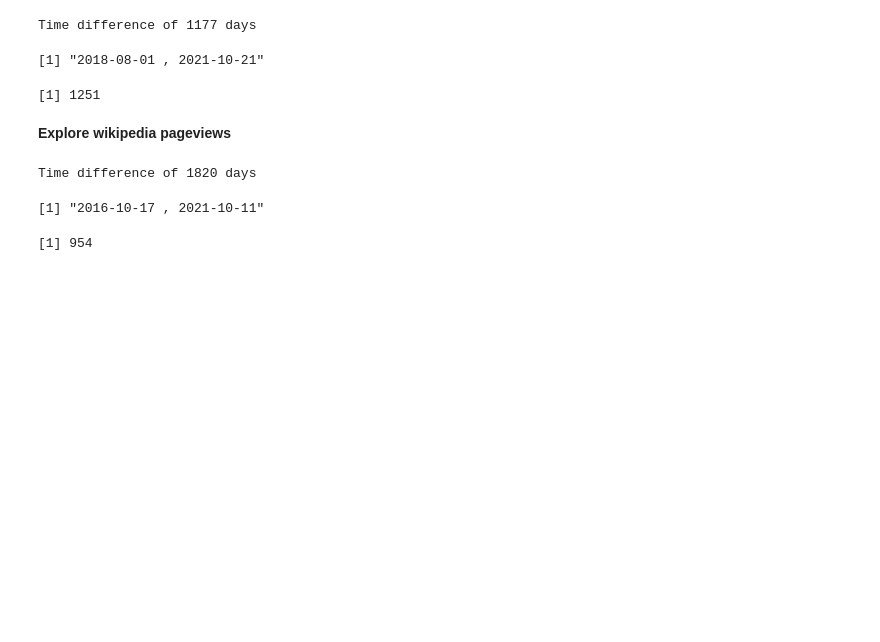
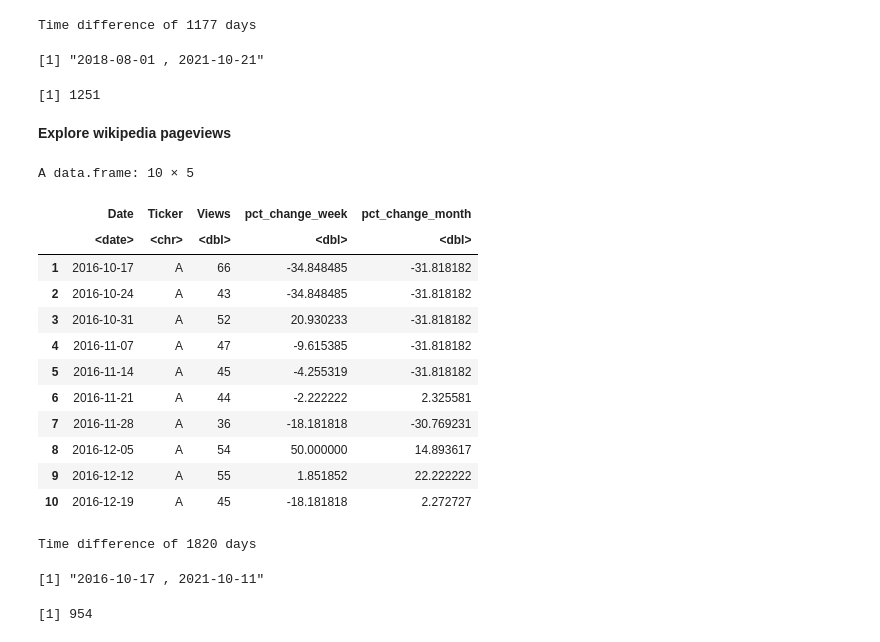
Before and after one commit to limshaocong/analyticsEdge, a Jupyter notebook: Data_Exploration.ipynb, the cells around one changed output. Drawn from its saved outputs; the diff is of its cells as text; code cells hidden in the pictures; blank space fills up the shorter version.

```diff
--- a/Data_Exploration.ipynb
+++ b/Data_Exploration.ipynb
@@ -226,6 +244,22 @@ Time difference of 1177 days
 # %%
 wiki.pageviews = read.csv(wiki.pageviews.path)
 wiki.pageviews$Date <- ymd(wiki.pageviews$Date)
+# %%
+head(wiki.pageviews, 10)
+# %% [output]
+A data.frame: 10 × 5
+|  | Date | Ticker | Views | pct_change_week | pct_change_month |
+|  | <date> | <chr> | <dbl> | <dbl> | <dbl> |
+| 1 | 2016-10-17 | A | 66 | -34.848485 | -31.818182 |
+| 2 | 2016-10-24 | A | 43 | -34.848485 | -31.818182 |
+| 3 | 2016-10-31 | A | 52 | 20.930233 | -31.818182 |
+| 4 | 2016-11-07 | A | 47 | -9.615385 | -31.818182 |
+| 5 | 2016-11-14 | A | 45 | -4.255319 | -31.818182 |
+| 6 | 2016-11-21 | A | 44 | -2.222222 | 2.325581 |
+| 7 | 2016-11-28 | A | 36 | -18.181818 | -30.769231 |
+| 8 | 2016-12-05 | A | 54 | 50.000000 | 14.893617 |
+| 9 | 2016-12-12 | A | 55 | 1.851852 | 22.222222 |
+| 10 | 2016-12-19 | A | 45 | -18.181818 | 2.272727 |
 # %%
 first = min(wiki.pageviews$Date)
 last = max(wiki.pageviews$Date)
```
Also changed, not shown: parts of 10 cells of this notebook.
